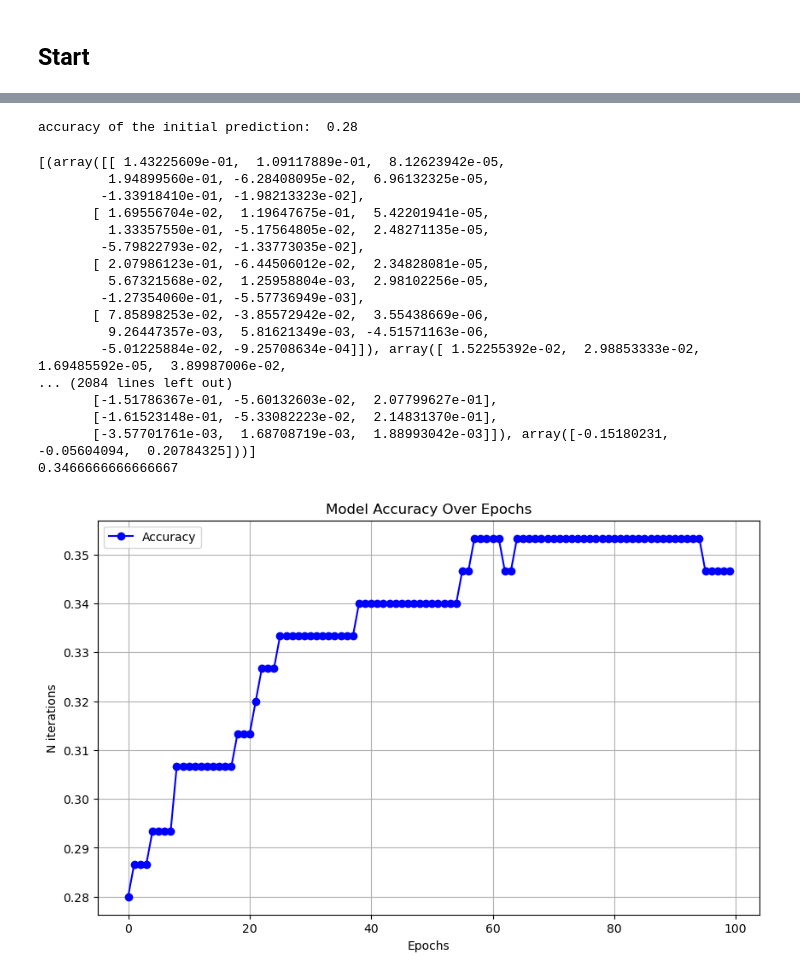
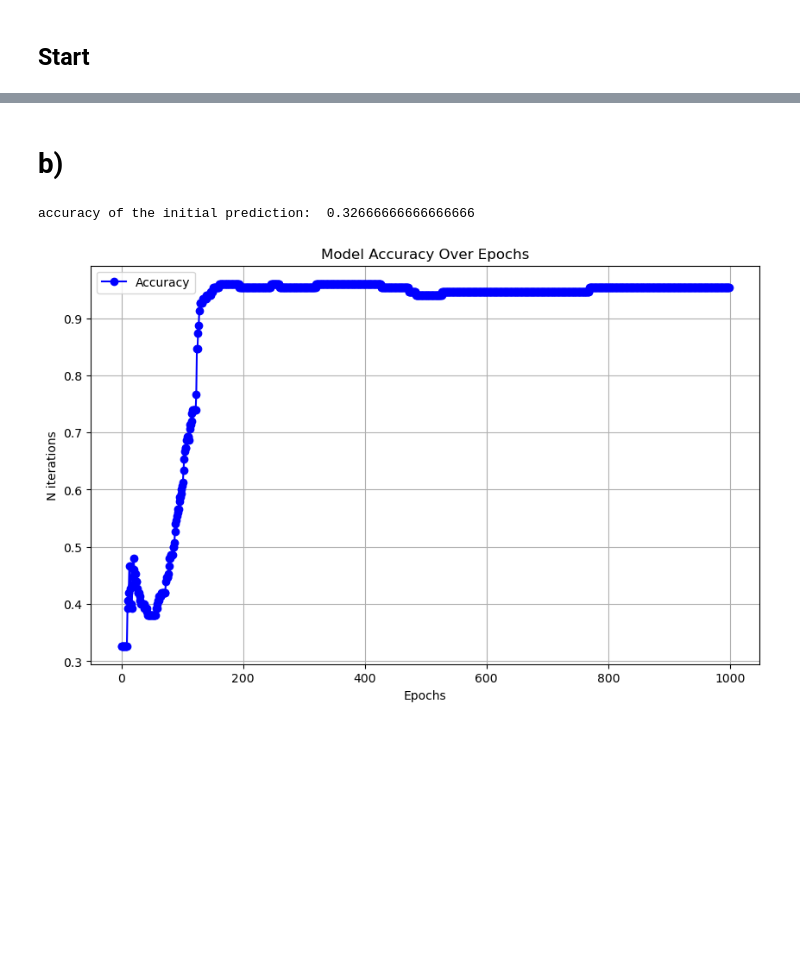
Before and after one commit to NatalliaDanilchanka/FYS-STK3155_MachineLearning, a Jupyter notebook: Week_42_7.ipynb, the cells around one changed output, grey strips where cells are left out. Cells and saved outputs as stored; diff of their text form; code cells hidden in the pictures; blank space fills up the shorter version.

```diff
--- a/Week_42_7.ipynb
+++ b/Week_42_7.ipynb
@@ -148,6 +172,0 @@ activation_ders = [sigmoid_der, softmax_der]
-# %%
-layers = create_layers_batch(network_input_size, layer_output_sizes)
-predictions = feed_forward_batch(inputs, layers, activation_funcs)
-print('accuracy of the initial prediction: ', accuracy(predictions, targets))
-# %% [output]
-accuracy of the initial prediction:  0.28
@@ -157,37 +173,2 @@ layers_grad = gradient_func(inputs, layers, activation_funcs, targets)  # Don't
-# %%
-predictions_final = train_network(inputs, layers, activation_funcs, targets, activation_ders, learning_rate=0.01, epochs=n_iter)
-
-accuracy_values = []
-for pred in predictions_final:
-    acc = accuracy(pred, targets)
-    accuracy_values.append(acc)
-# %% [output]
-[(array([[ 1.43225609e-01,  1.09117889e-01,  8.12623942e-05,
-         1.94899560e-01, -6.28408095e-02,  6.96132325e-05,
-        -1.33918410e-01, -1.98213323e-02],
-       [ 1.69556704e-02,  1.19647675e-01,  5.42201941e-05,
-         1.33357550e-01, -5.17564805e-02,  2.48271135e-05,
-        -5.79822793e-02, -1.33773035e-02],
-       [ 2.07986123e-01, -6.44506012e-02,  2.34828081e-05,
-         5.67321568e-02,  1.25958804e-03,  2.98102256e-05,
-        -1.27354060e-01, -5.57736949e-03],
-       [ 7.85898253e-02, -3.85572942e-02,  3.55438669e-06,
-         9.26447357e-03,  5.81621349e-03, -4.51571163e-06,
-        -5.01225884e-02, -9.25708634e-04]]), array([ 1.52255392e-02,  2.98853333e-02,  1.69485592e-05,  3.89987006e-02,
-... (2084 lines left out)
-       [-1.51786367e-01, -5.60132603e-02,  2.07799627e-01],
-       [-1.61523148e-01, -5.33082223e-02,  2.14831370e-01],
-       [-3.57701761e-03,  1.68708719e-03,  1.88993042e-03]]), array([-0.15180231, -0.05604094,  0.20784325]))]
-0.3466666666666667
-# %%
-range_x = range(0, n_iter, 1)
-plt.figure(figsize=(10, 6))
-plt.plot(range_x, accuracy_values, marker='o', linestyle='-', color='b', label='Accuracy')
-plt.title('Model Accuracy Over Epochs')
-plt.xlabel('Epochs')
-plt.ylabel('N iterations')
-plt.grid()
-plt.legend()
-plt.show()
-# %% [output]
-[figure, removed]
+# %% [markdown]
+# b)
@@ -193,0 +202,28 @@ plt.show()
+# %%
+iris = datasets.load_iris()
+inputs = iris.data
+
+# we need to make each target a vector with a 1 for the correct flower and a 0 for the others.
+targets = np.zeros((len(iris.data), 3))
+for i, t in enumerate(iris.target):
+    targets[i, t] = 1
+
+n_iter = 1000
+lern_rate = 0.01
+network_input_size = len(inputs[0])
+layer_output_sizes = [8, 3]
+activation_funcs = [sigmoid, softmax]
+activation_ders = [sigmoid_der, softmax_der]
+
+layers = create_layers_batch(network_input_size, layer_output_sizes)
+predictions = feed_forward_batch(inputs, layers, activation_funcs)
+print('accuracy of the initial prediction: ', accuracy(predictions, targets))
+
+gradient_func = grad(cost, 1); # Taking the gradient wrt. the second input to the cost function, i.e. the layers
+layers_grad = gradient_func(inputs, layers, activation_funcs, targets)  # Don't change this
+
+predictions_final = train_network_SGD_momentum(inputs, layers, activation_funcs, targets, activation_ders, learning_rate=0.01,momentum=0.9, epochs=n_iter)
+plot_accuracy(predictions_final)
+# %% [output]
+accuracy of the initial prediction:  0.32666666666666666
+[figure, added]
```
Also changed, not shown: parts of 6 cells of this notebook, 1 other file.
